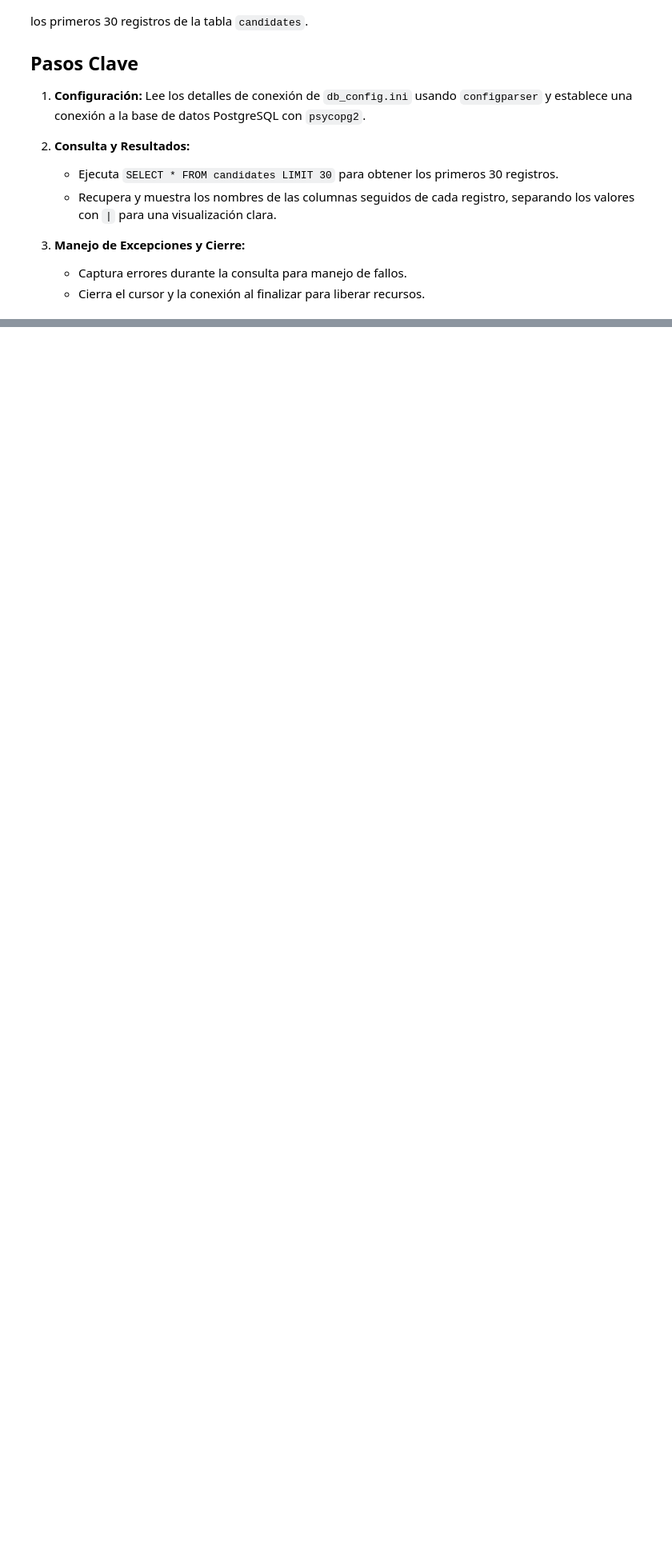
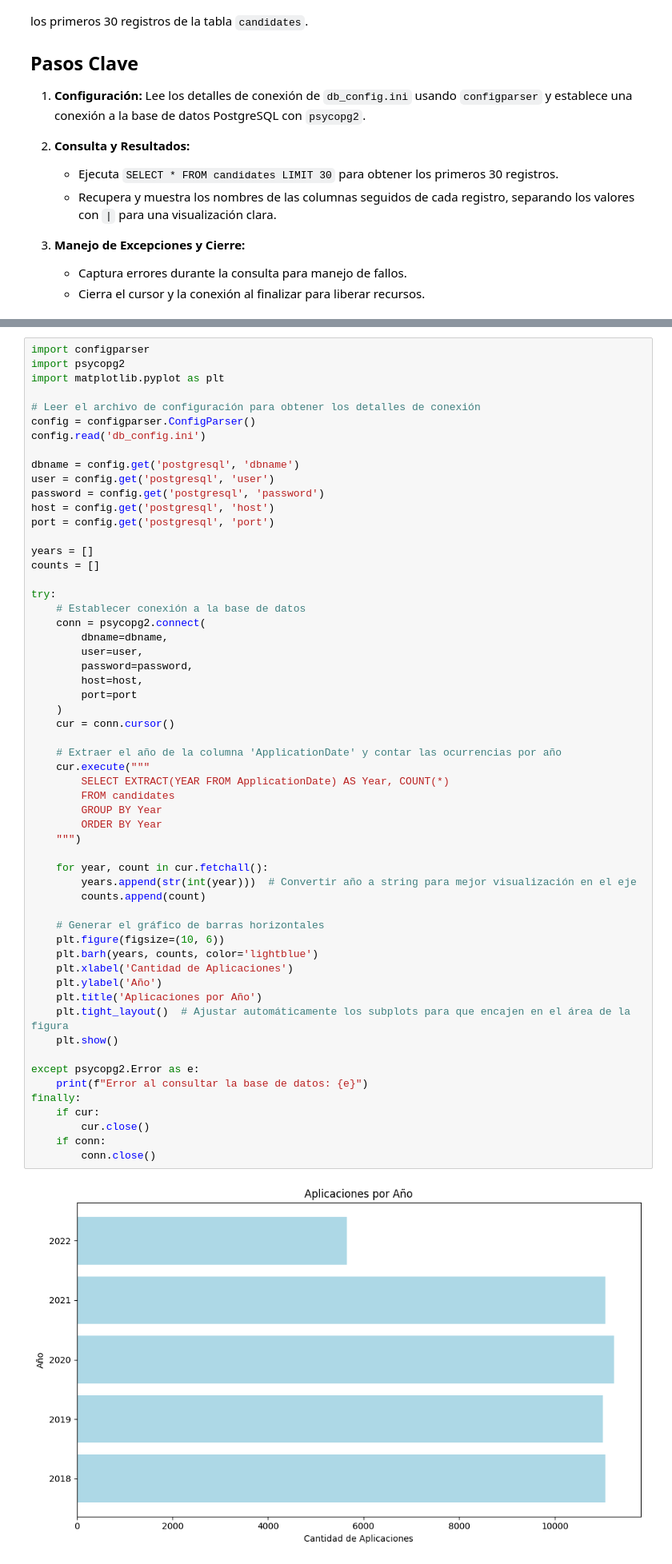
Before and after one commit to caesar-dat-com/ETL_Workshop_01, a Jupyter notebook: ETL_Workshop_01.ipynb, the cells around one changed output, grey strips where cells are left out. Shown: that part at 80% size. Drawn from its saved outputs; the diff is of its cells as text; blank space fills up the shorter version.

```diff
--- a/ETL_Workshop_01.ipynb
+++ b/ETL_Workshop_01.ipynb
@@ -371,0 +599,59 @@ Anya | Gleichner | korbin_torp@gmail.com | 2020-11-28 | Latvia | 0 | Junior | Mu
+# %%
+import configparser
+import psycopg2
+import matplotlib.pyplot as plt
+
+# Leer el archivo de configuración para obtener los detalles de conexión
+config = configparser.ConfigParser()
+config.read('db_config.ini')
+
+dbname = config.get('postgresql', 'dbname')
+user = config.get('postgresql', 'user')
+password = config.get('postgresql', 'password')
+host = config.get('postgresql', 'host')
+port = config.get('postgresql', 'port')
+
+years = []
+counts = []
+
+try:
+    # Establecer conexión a la base de datos
+    conn = psycopg2.connect(
+        dbname=dbname,
+        user=user,
+        password=password,
+        host=host,
+        port=port
+    )
+    cur = conn.cursor()
+
+    # Extraer el año de la columna 'ApplicationDate' y contar las ocurrencias por año
+    cur.execute("""
+        SELECT EXTRACT(YEAR FROM ApplicationDate) AS Year, COUNT(*)
+        FROM candidates
+        GROUP BY Year
+        ORDER BY Year
+    """)
+
+    for year, count in cur.fetchall():
+        years.append(str(int(year)))  # Convertir año a string para mejor visualización en el eje
+        counts.append(count)
+
+    # Generar el gráfico de barras horizontales
+    plt.figure(figsize=(10, 6))
+    plt.barh(years, counts, color='lightblue')
+    plt.xlabel('Cantidad de Aplicaciones')
+    plt.ylabel('Año')
+    plt.title('Aplicaciones por Año')
+    plt.tight_layout()  # Ajustar automáticamente los subplots para que encajen en el área de la figura
+    plt.show()
+
+except psycopg2.Error as e:
+    print(f"Error al consultar la base de datos: {e}")
+finally:
+    if cur:
+        cur.close()
+    if conn:
+        conn.close()
+# %% [output]
+[figure, added]
```
Also changed, not shown: parts of 9 cells of this notebook, 2 other files.
